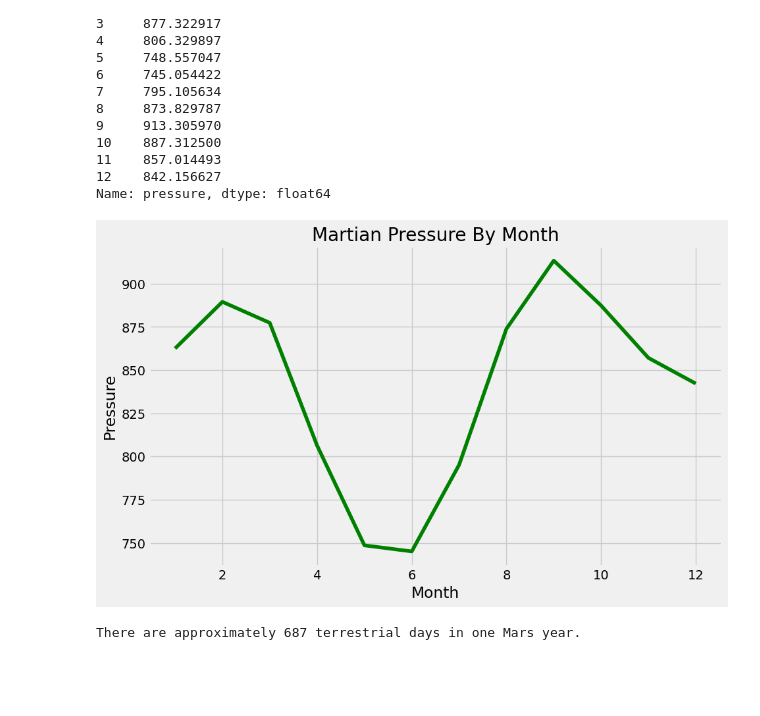
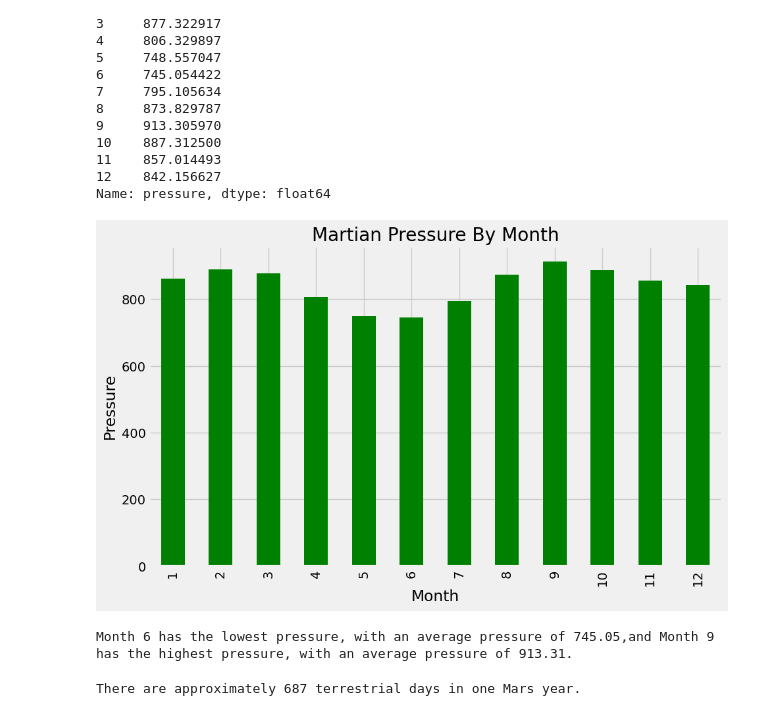
Before and after one commit to equitymarkets/web-scraping-challenge, a Jupyter notebook: Challenge/part_2_mars_weather.ipynb, the cells around one changed output. Drawn from its saved outputs; the diff is of its cells as text; code cells hidden in the pictures; blank space fills up the shorter version.

```diff
--- a/Challenge/part_2_mars_weather.ipynb
+++ b/Challenge/part_2_mars_weather.ipynb
@@ -228,13 +230,26 @@ month
 Name: pressure, dtype: float64
 # %%
 # Plot the average pressure by month
-ax = avg_monthly_pressure.plot(figsize=(10,6), color='green')
+ax = avg_monthly_pressure.plot.bar(figsize=(10,6), color='green')
 plt.title("Martian Pressure By Month")
 plt.ylabel('Pressure')
 plt.xlabel('Month')
 plt.show()
 # %% [output]
-[figure, old version]
+[figure, new version]
+# %%
+# Identify the lowest and highest pressures per month
+mini = avg_monthly_pressure.min()
+low = float("{:.2f}".format(mini))
+mini_key = avg_monthly_pressure.loc[avg_monthly_pressure == mini].index[0]
+maxi = avg_monthly_pressure.max()
+high = float("{:.2f}".format(maxi))
+maxi_key = avg_monthly_pressure.loc[avg_monthly_pressure == maxi].index[0]
+
+print(f"Month {mini_key} has the lowest pressure, with an average pressure of {low},\
+and Month {maxi_key} has the highest pressure, with an average pressure of {high}.")
+# %% [output]
+Month 6 has the lowest pressure, with an average pressure of 745.05,and Month 9 has the highest pressure, with an average pressure of 913.31.
 # %%
 # 5. How many terrestrial (earth) days are there in a Martian year?
 print(f"There are approximately {total_days} terrestrial days in one Mars year.")
```
Also changed, not shown: parts of 3 cells of this notebook, 2 other files.
